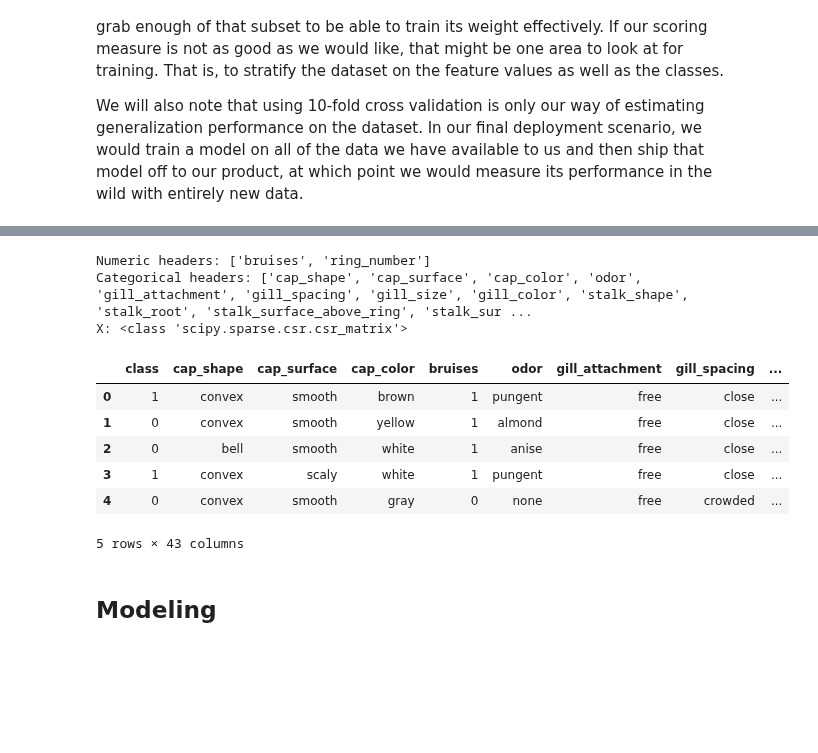
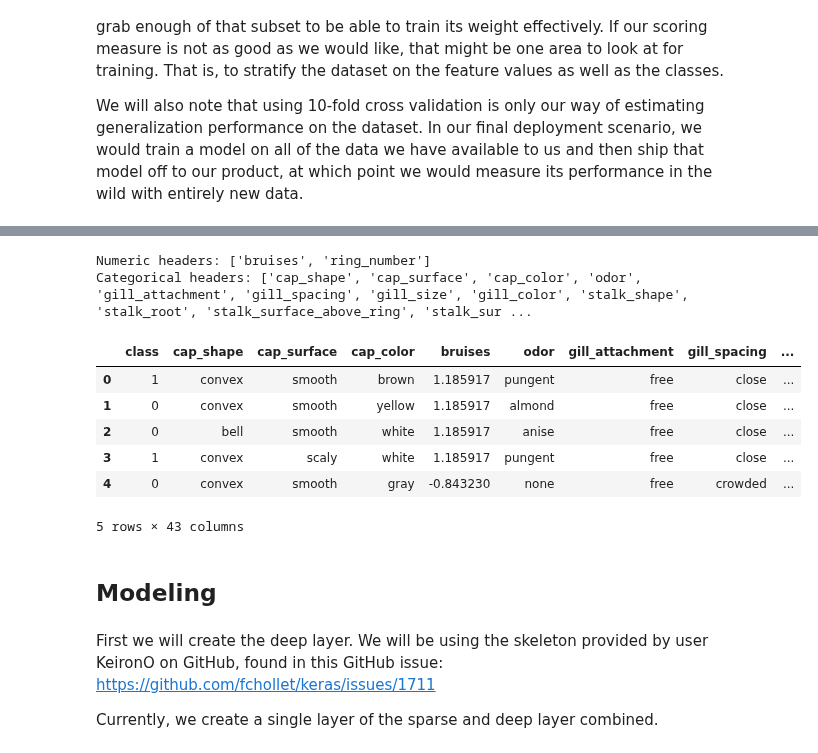
Before and after one commit to Thakugan/machine-learning-notebooks, a Jupyter notebook: 6-wide-and-deep-networks/mushroom-hunting.ipynb, the cells around one changed output, grey strips where cells are left out. Cells and saved outputs as stored; diff of their text form; code cells hidden in the pictures; blank space fills up the shorter version.

Commit message:
Started modeling. Created a sparse+dense layer. Still need to go wide and deep.

```diff
--- a/6-wide-and-deep-networks/mushroom-hunting.ipynb
+++ b/6-wide-and-deep-networks/mushroom-hunting.ipynb
@@ -272,49 +272,51 @@ Now we will prepare the data for use in Tensorflow.
 # %%
 from copy import deepcopy
-from sklearn.preprocessing import LabelEncoder, OneHotEncoder
+from sklearn.preprocessing import LabelEncoder, OneHotEncoder, StandardScaler
 
 numeric_headers = ["bruises", "ring_number"]
 categorical_headers = [col for col in df.columns if col not in numeric_headers + ["class"]]
 
 df_processed = deepcopy(df)
 
 print("Numeric headers: {}".format(numeric_headers))
 print("Categorical headers: {}".format(categorical_headers))
 
 encoders = dict()
 
 for col in categorical_headers+['class']:
     df_processed[col] = df_processed[col].str.strip()
 
     if col=="class":
         tmp = LabelEncoder()
         df_processed[col] = tmp.fit_transform(df_processed[col])
     else:
         encoders[col] = LabelEncoder()
         df_processed[col+'_int'] = encoders[col].fit_transform(df_processed[col])
 
+
+for col in numeric_headers:
+    df_processed[col] = df_processed[col].astype(np.float)
+
+    ss = StandardScaler()
+    df_processed[col] = ss.fit_transform(df_processed[col].values.reshape(-1, 1))
+
 categorical_headers_ints = [x+'_int' for x in categorical_headers]
 feature_columns = categorical_headers_ints+numeric_headers
 
-# ohe = OneHotEncoder()  # TODO incorporate the concatenate from the notebook for the numeric values, don't forget to scale the numeric values
-
-# X = ohe.fit_transform(df_processed[categorical_headers_ints].values)
-# y = df["class"].values
-
-# see https://github.com/fchollet/keras/issues/1711 for cross validation in Keras
-
-print("X: {}".format(type(X[0])))
 df_processed.head()
 # %% [output]
 Numeric headers: ['bruises', 'ring_number']
 Categorical headers: ['cap_shape', 'cap_surface', 'cap_color', 'odor', 'gill_attachment', 'gill_spacing', 'gill_size', 'gill_color', 'stalk_shape', 'stalk_root', 'stalk_surface_above_ring', 'stalk_sur ...
-X: <class 'scipy.sparse.csr.csr_matrix'>
 |  | class | cap_shape | cap_surface | cap_color | bruises | odor | gill_attachment | gill_spacing | ... |
-| 0 | 1 | convex | smooth | brown | 1 | pungent | free | close | ... |
-| 1 | 0 | convex | smooth | yellow | 1 | almond | free | close | ... |
-| 2 | 0 | bell | smooth | white | 1 | anise | free | close | ... |
-| 3 | 1 | convex | scaly | white | 1 | pungent | free | close | ... |
-| 4 | 0 | convex | smooth | gray | 0 | none | free | crowded | ... |
+| 0 | 1 | convex | smooth | brown | 1.185917 | pungent | free | close | ... |
+| 1 | 0 | convex | smooth | yellow | 1.185917 | almond | free | close | ... |
+| 2 | 0 | bell | smooth | white | 1.185917 | anise | free | close | ... |
+| 3 | 1 | convex | scaly | white | 1.185917 | pungent | free | close | ... |
+| 4 | 0 | convex | smooth | gray | -0.843230 | none | free | crowded | ... |
 5 rows × 43 columns
 # %% [markdown]
 ## Modeling
+# %% [markdown]
+First we will create the deep layer. We will be using the skeleton provided by user KeironO on GitHub, found in this GitHub issue: https://github.com/fchollet/keras/issues/1711
+
+Currently, we create a single layer of the sparse and deep layer combined.
```
Also changed, not shown: parts of 6 cells of this notebook.
